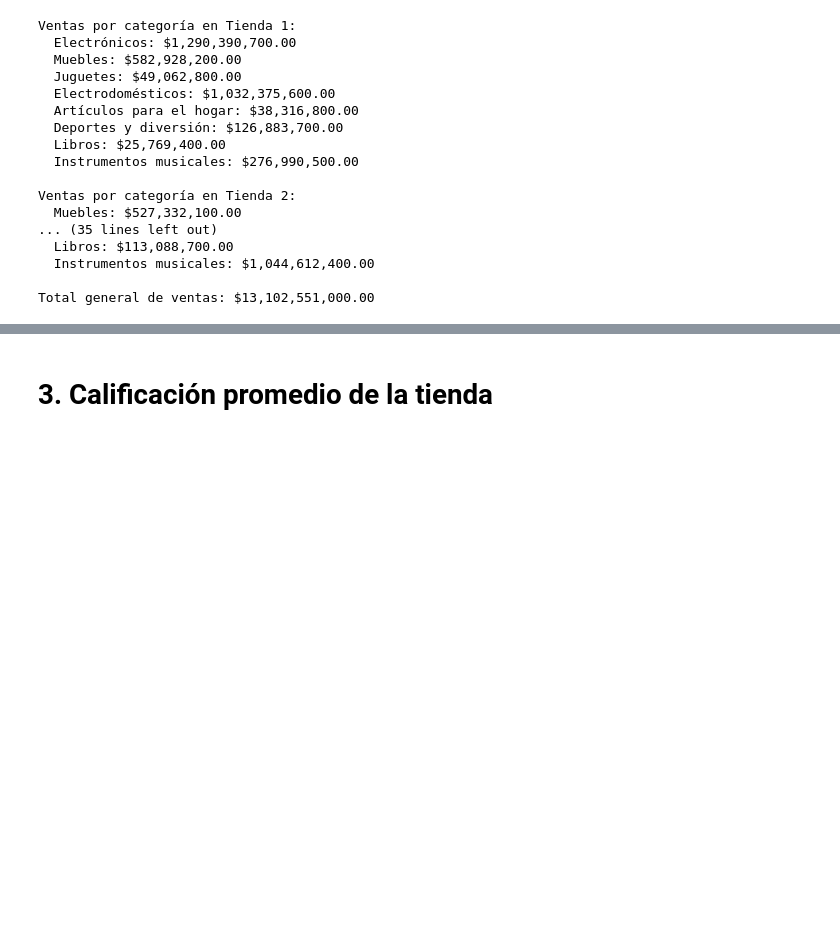
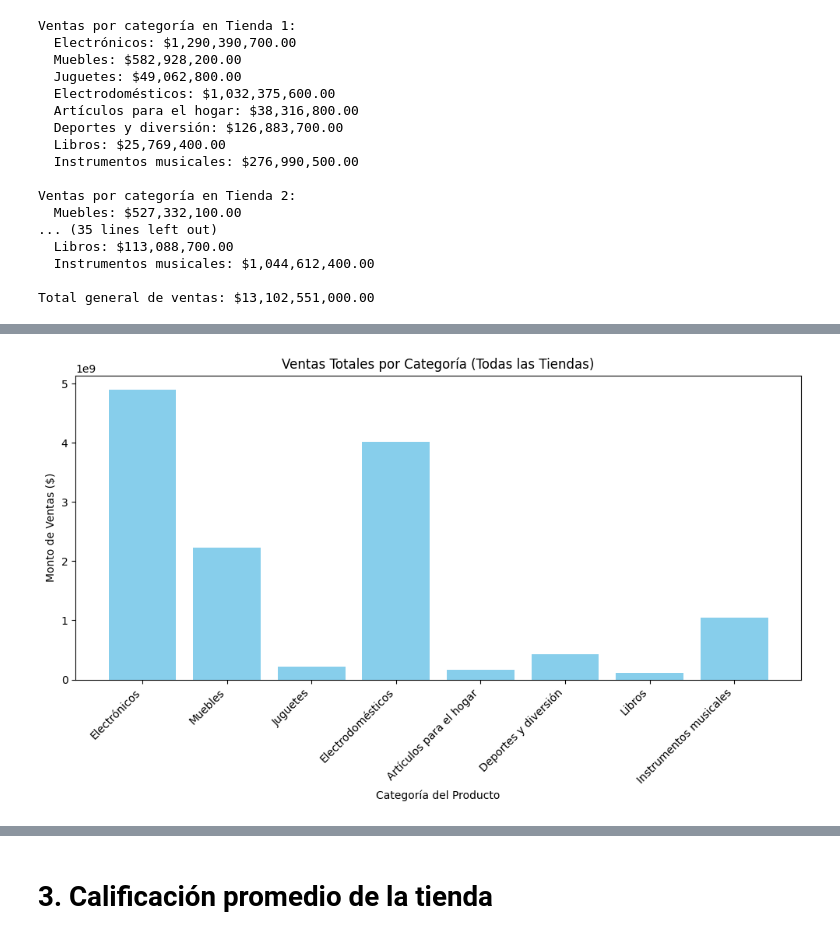
Before and after one commit to anagonesca/Challenge1_AluraStore_AnayeliGlezE, a Jupyter notebook: AluraStoreLatam.ipynb, the cells around one changed output, grey strips where cells are left out. Drawn from its saved outputs; the diff is of its cells as text; code cells hidden in the pictures; blank space fills up the shorter version.

```diff
--- a/AluraStoreLatam.ipynb
+++ b/AluraStoreLatam.ipynb
@@ -168,0 +183,18 @@ Total general de ventas: $13,102,551,000.00
+# %%
+import matplotlib.pyplot as plt
+
+# Extraer categorías y montos
+categorias = list(ventas_totales_categoria.keys())
+montos = list(ventas_totales_categoria.values())
+
+# Crear gráfico de barras
+plt.figure(figsize=(10, 6))
+plt.bar(categorias, montos, color='skyblue')
+plt.title('Ventas Totales por Categoría (Todas las Tiendas)')
+plt.xlabel('Categoría del Producto')
+plt.ylabel('Monto de Ventas ($)')
+plt.xticks(rotation=45, ha='right')  # Rota etiquetas si son largas
+plt.tight_layout()
+plt.show()
+# %% [output]
+[figure, added]
```
Also changed, not shown: parts of 20 cells of this notebook.
